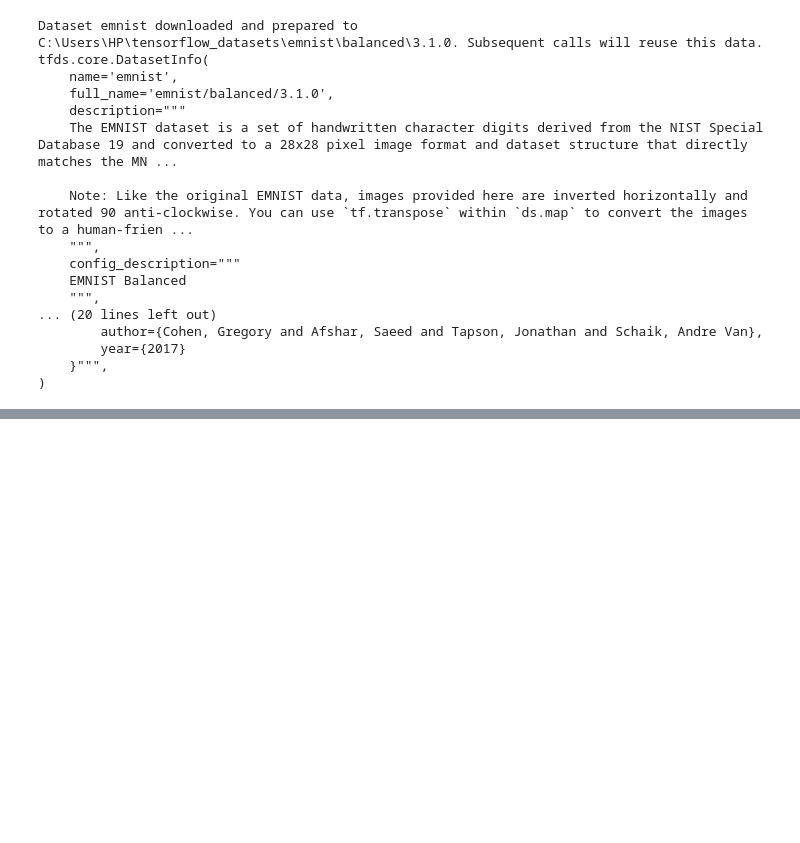
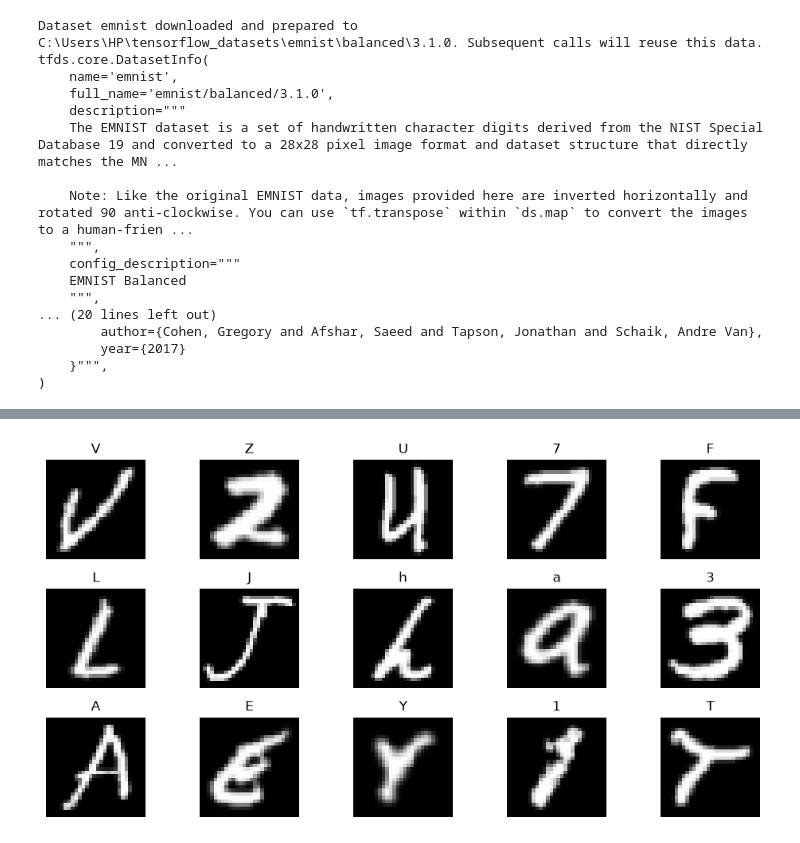
Before and after one commit to hasheem7203/codealpha_tasks, a Jupyter notebook: Task2/notebooks/.ipynb, the cells around one changed output, grey strips where cells are left out. Cells and saved outputs as stored; diff of their text form; code cells hidden in the pictures; blank space fills up the shorter version.

```diff
--- a/Task2/notebooks/.ipynb
+++ b/Task2/notebooks/.ipynb
@@ -42,0 +67,11 @@ tfds.core.DatasetInfo(
+# %%
+plt.figure(figsize = (10,5))
+for i, (image,label) in enumerate(ds_train_fixed.take(15)):
+    plt.subplot(3,5,i+1)
+    plt.imshow(image.numpy().squeeze(),cmap='gray')
+    plt.title(f"{class_names[label.numpy()]}")
+    plt.axis('off')
+plt.tight_layout()
+plt.show()
+# %% [output]
+[figure, added]
```
Also changed, not shown: parts of 4 cells of this notebook.
